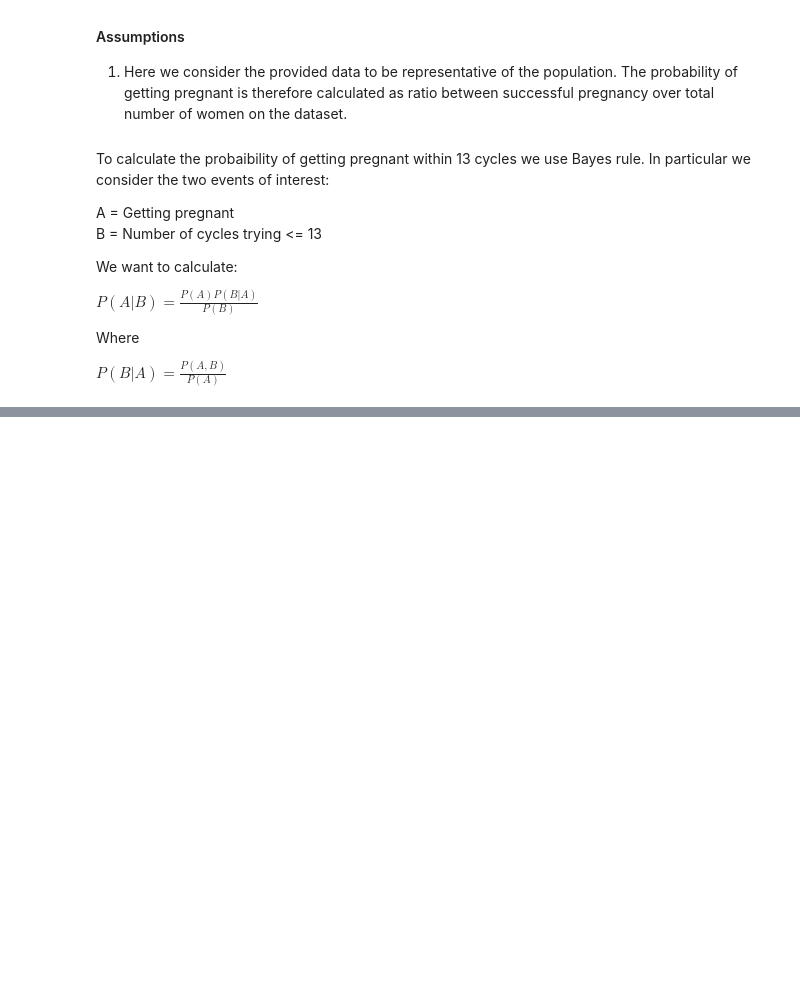
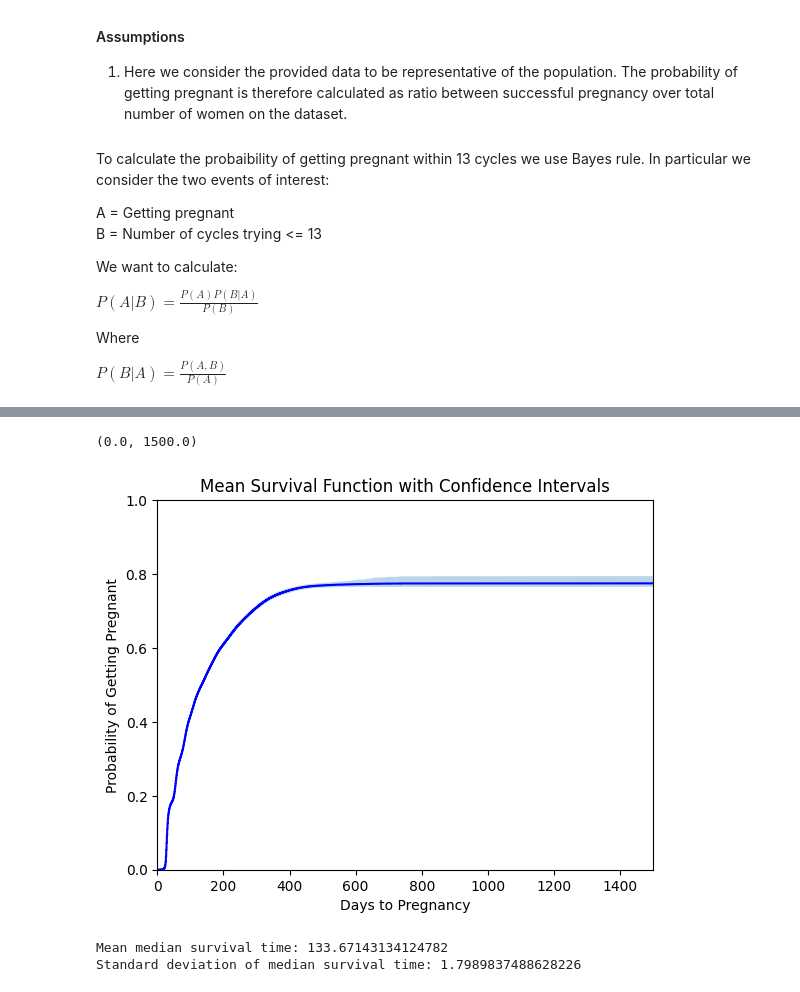
Before and after one commit to vitben/nc_assignment, a Jupyter notebook: pregnancy_analysis.ipynb, the cells around one changed output, grey strips where cells are left out. Saved outputs shown, nothing was run; the diff lists cells and outputs as text; code cells hidden in the pictures; blank space fills up the shorter version.

```diff
--- a/pregnancy_analysis.ipynb
+++ b/pregnancy_analysis.ipynb
@@ -428,0 +315,29 @@ age_ranges_df
+# %%
+from lifelines import KaplanMeierFitter
+
+data = df.copy()
+# Create a new column indicating if the data is censored
+
+
+# Initialize the Kaplan-Meier fitter
+kmf = KaplanMeierFitter()
+
+# Fit the data
+kmf.fit(durations=data['n_cycles_trying'], event_observed=data['outcome'])
+
+# Transform the survival function to get the cumulative incidence function
+survival_function = 1-kmf.survival_function_
+survival_confidence_intervals = 1-kmf.confidence_interval_survival_function_
+
+cumulative_incidence_function = survival_function
+cumulative_incidence_confidence_intervals = survival_confidence_intervals
+
+
+
+
+
+
+
+# Calculate the probability of getting pregnant within 13 cycles
+probability_pregnant_within_13_cycles = cumulative_incidence_function.loc[13, 'KM_estimate']
+probability_pregnant_within_13_cycles
@@ -428,0 +456,15 @@ age_ranges_df
+# %%
+survival_array = 1-np.array(survival_functions)
+mean_survival_function = np.mean(survival_array, axis=0)
+lower_bound = np.quantile(survival_array, 0.025, axis=0)
+upper_bound = np.quantile(survival_array, 0.975, axis=0)
+# %% [output]
+(0.0, 1500.0)
+[figure, added]
+# %%
+m_time = np.array(m_time)
+print(f"Mean median survival time: {m_time.mean()}")
+print(f"Standard deviation of median survival time: {m_time.std()}")
+# %% [output]
+Mean median survival time: 133.67143134124782
+Standard deviation of median survival time: 1.7989837488628226
```
Also changed, not shown: parts of 79 cells of this notebook, 8 other files.
